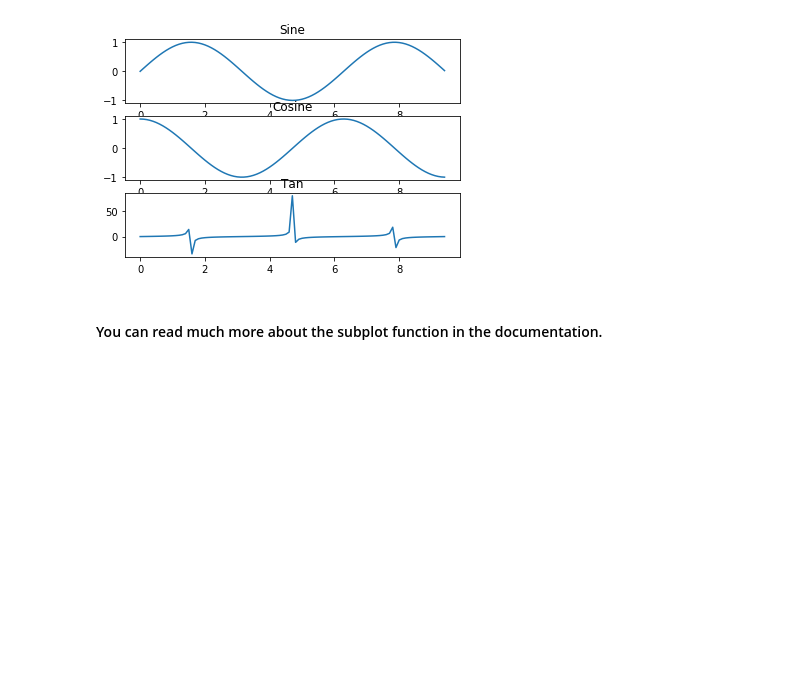
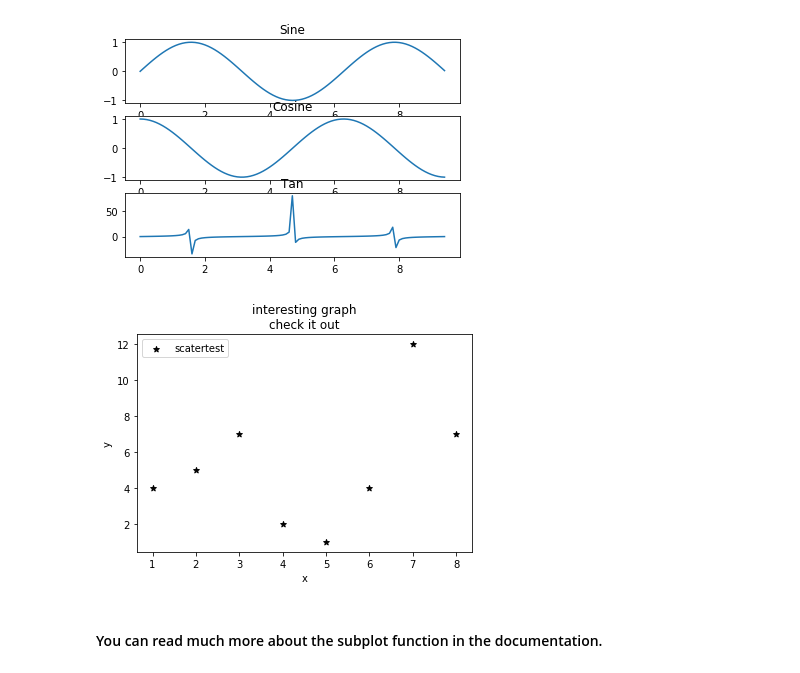
Before and after one commit to SummitStha/python-matplotlib-basics, a Jupyter notebook: Matplotlib.ipynb, the cells around one changed output. Drawn from its saved outputs; the diff is of its cells as text; code cells hidden in the pictures; blank space fills up the shorter version.

Commit message:
scatterplots content example added

```diff
--- a/Matplotlib.ipynb
+++ b/Matplotlib.ipynb
@@ -72,5 +72,18 @@ plt.title('Tan')
 plt.show()
 # %% [output]
 [figure]
+# %%
+# scatterplots - used to show correlation or relationship between variables(basically)
+import matplotlib.pyplot as plt
+x=[1,2,3,4,5,6,7,8]
+y=[4,5,7,2,1,4,12,7]
+plt.scatter(x,y,label='scatertest',color='k',marker='*')
+plt.xlabel('x')
+plt.ylabel('y')
+plt.title('interesting graph\ncheck it out')
+plt.legend()
+plt.show()
+# %% [output]
+[figure, added]
 # %% [markdown]
 #### You can read much more about the subplot function in the documentation.
```
Also changed, not shown: parts of 2 cells of this notebook.
